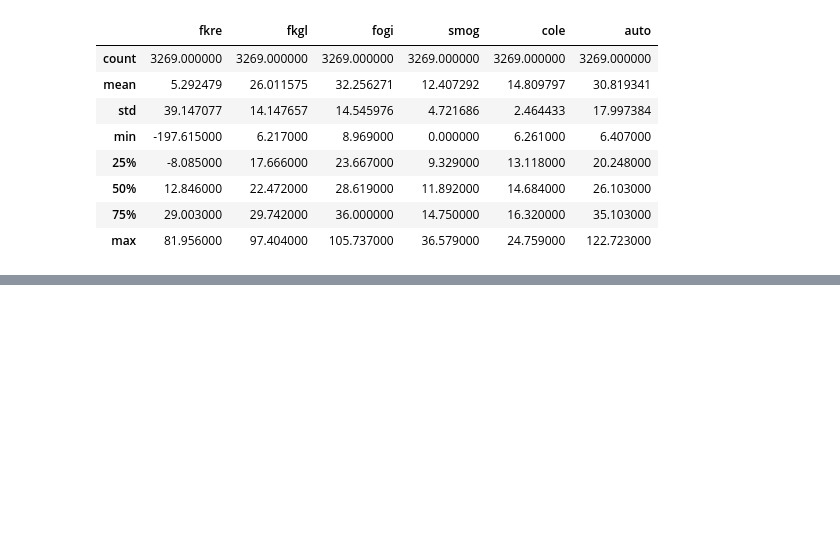
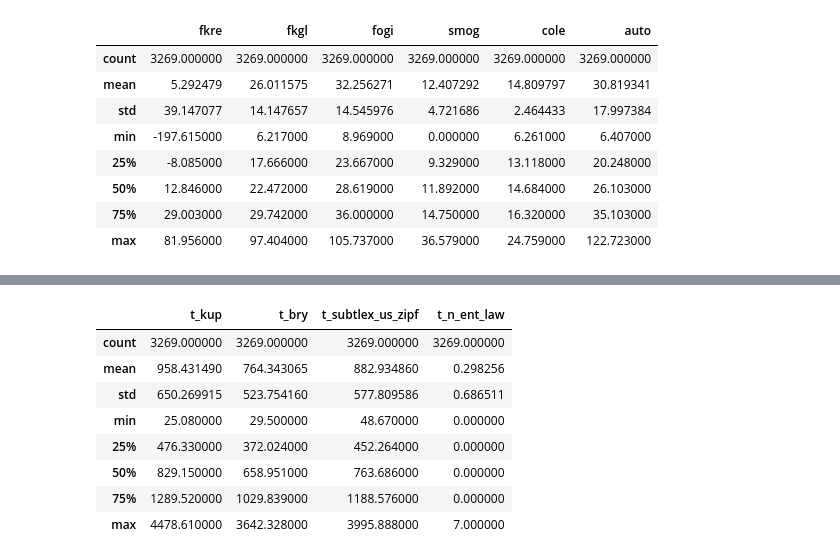
Before and after one commit to AnanthaR20/ling573, a Jupyter notebook: eval/eval_readability.ipynb, the cells around one changed output, grey strips where cells are left out. Drawn from its saved outputs; the diff is of its cells as text; code cells hidden in the pictures; blank space fills up the shorter version.

```diff
--- a/eval/eval_readability.ipynb
+++ b/eval/eval_readability.ipynb
@@ -131,0 +169,12 @@ gen_final.to_csv("gen_readability_wordsent_features.csv")
+# %%
+gold_final[[c for c in gold_final.columns if c in flist]].describe()
+# %% [output]
+|  | t_kup | t_bry | t_subtlex_us_zipf | t_n_ent_law |
+| count | 3269.000000 | 3269.000000 | 3269.000000 | 3269.000000 |
+| mean | 958.431490 | 764.343065 | 882.934860 | 0.298256 |
+| std | 650.269915 | 523.754160 | 577.809586 | 0.686511 |
+| min | 25.080000 | 29.500000 | 48.670000 | 0.000000 |
+| 25% | 476.330000 | 372.024000 | 452.264000 | 0.000000 |
+| 50% | 829.150000 | 658.951000 | 763.686000 | 0.000000 |
+| 75% | 1289.520000 | 1029.839000 | 1188.576000 | 0.000000 |
+| max | 4478.610000 | 3642.328000 | 3995.888000 | 7.000000 |
```
Also changed, not shown: parts of 9 cells of this notebook, 11 other files.
